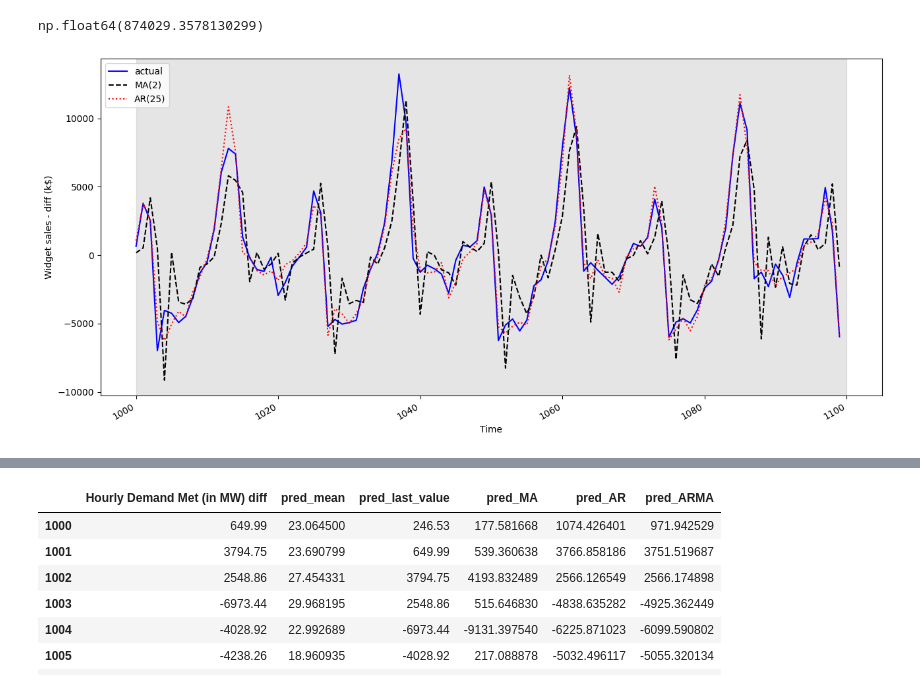
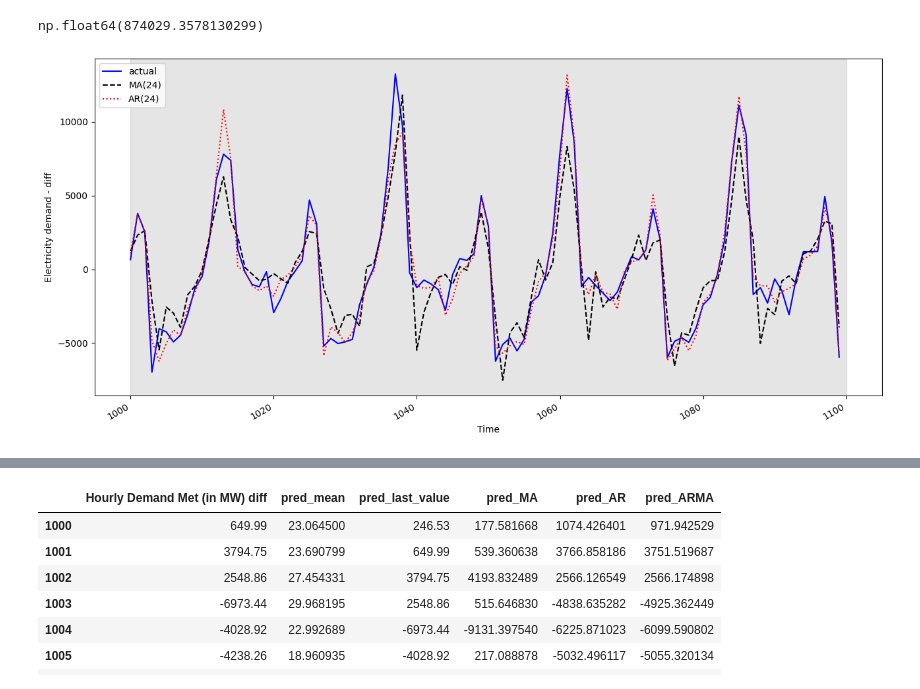
Before and after one commit to Suman-Adhikary/Time-Series-Analysis-on-hourly-Electricity-demand, a Jupyter notebook: Time_Series_Analysis.ipynb, the cells around one changed output, grey strips where cells are left out. Cells and saved outputs as stored; diff of their text form; code cells hidden in the pictures.

```diff
--- a/Time_Series_Analysis.ipynb
+++ b/Time_Series_Analysis.ipynb
@@ -470,21 +525,18 @@ np.float64(874029.3578130299)
 # %%
 fig, ax = plt.subplots(figsize = (13, 6))
 
-# ax.plot(MA_dataset_diff['Hourly Demand Met (in MW) diff'])
 ax.plot(pred_df['Hourly Demand Met (in MW) diff'], 'b-', label='actual')
-# ax.plot(pred_df['pred_mean'], 'g:', label='mean')
-# ax.plot(pred_df['pred_last_value'], 'r-.', label='last')
-ax.plot(pred_df['pred_MA'], 'k--', label='MA(2)')
-ax.plot(pred_df['pred_AR'], 'r:', label='AR(25)')
+ax.plot(pred_df['pred_MA'], 'k--', label='MA(24)')
+ax.plot(pred_df['pred_AR'], 'r:', label='AR(24)')
 
 ax.legend(loc=2)
 
 ax.set_xlabel('Time')
-ax.set_ylabel('Widget sales - diff (k$)')
+ax.set_ylabel('Electricity demand - diff')
 
 ax.axvspan(1000, 1100, color='#808080', alpha=0.2)
 
 fig.autofmt_xdate()
 plt.tight_layout()
 # %% [output]
-[figure, old version]
+[figure, new version]
```
Also changed, not shown: parts of 139 cells of this notebook.
